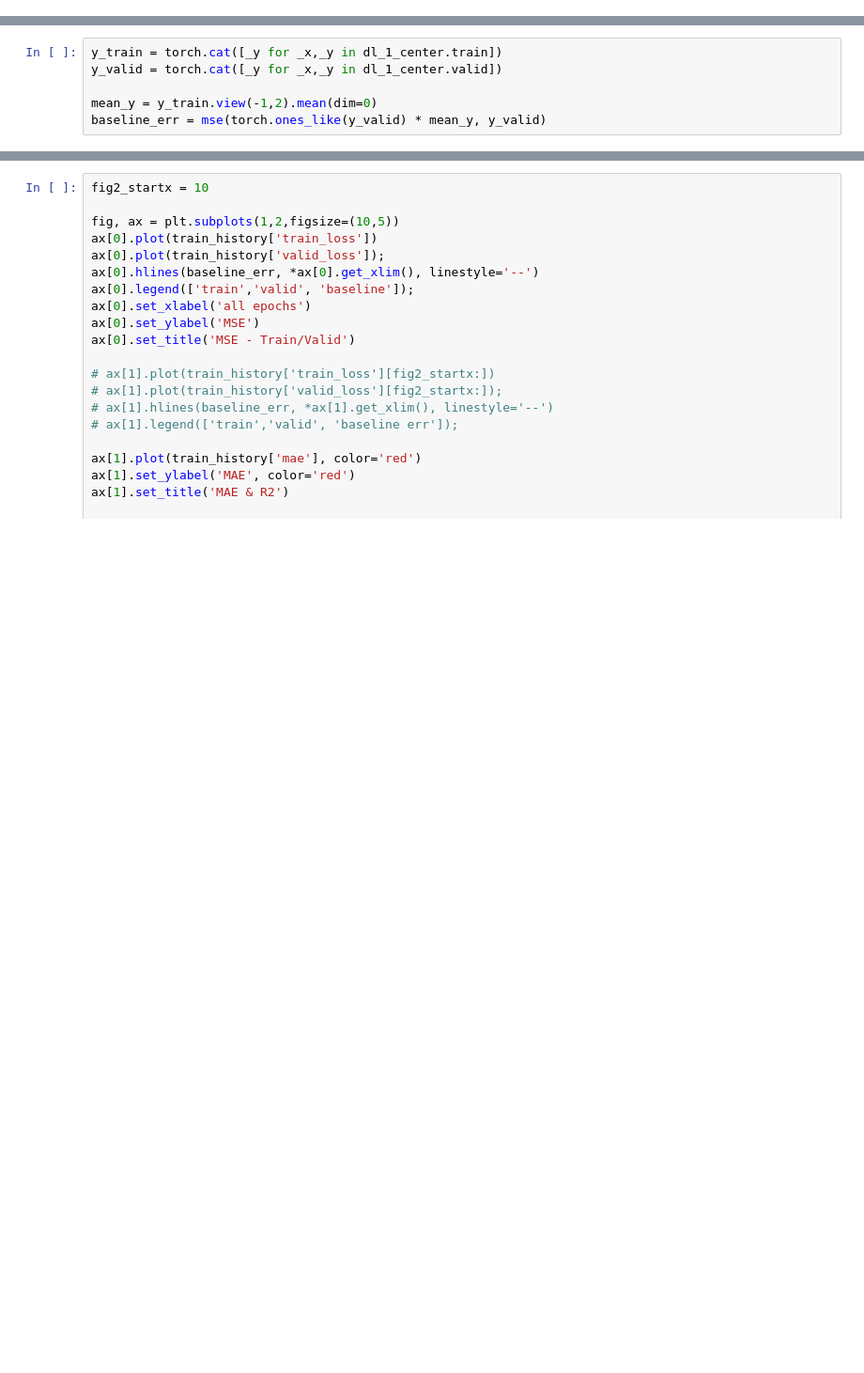
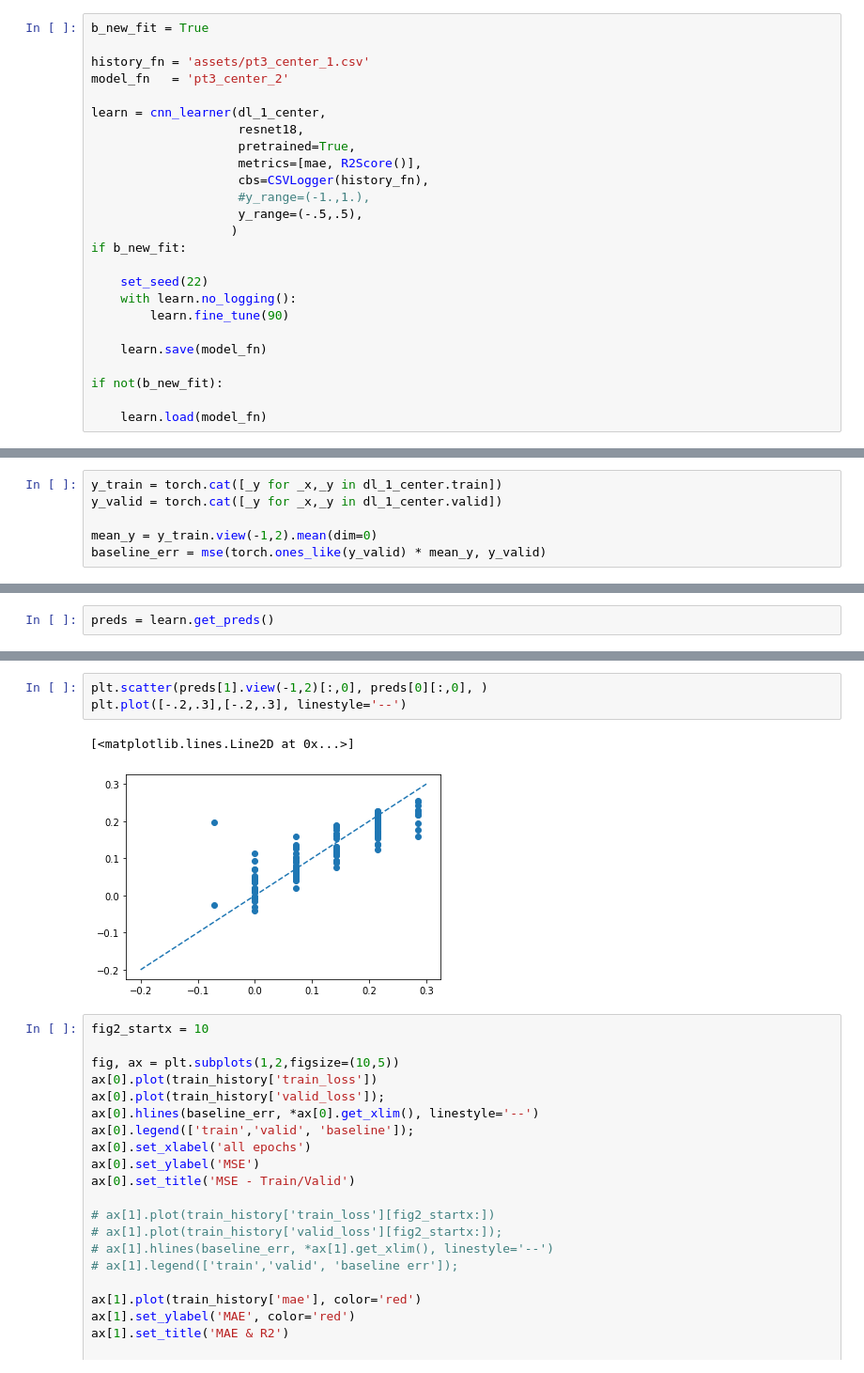
Before and after one commit to sutt/fastai-tutorial, a Jupyter notebook: tut_multitask_3.ipynb, the cells around one changed output, grey strips where cells are left out. Shown at 94% size. Saved outputs shown, nothing was run; the diff lists cells and outputs as text; blank space fills up the shorter version.

```diff
--- a/tut_multitask_3.ipynb
+++ b/tut_multitask_3.ipynb
@@ -181,3 +149,28 @@ pt3_topleft_1.csv  pt3_topleft_3.csv  rm_1_sc.csv  tmp.csv
 # %% [output]
 epoch,train_loss,valid_loss,mae,r2_score,time
 0,0.006819247268140316,0.061409495770931244,0.4138174095970345,00:00
+# %%
+b_new_fit = True
+
+history_fn = 'assets/pt3_center_1.csv'
+model_fn   = 'pt3_center_2'
+
+learn = cnn_learner(dl_1_center,
+                    resnet18,
+                    pretrained=True,
+                    metrics=[mae, R2Score()],
+                    cbs=CSVLogger(history_fn),
+                    #y_range=(-1.,1.),
+                    y_range=(-.5,.5),
+                   )
+if b_new_fit:
+
+    set_seed(22)
+    with learn.no_logging():
+        learn.fine_tune(90)
+
+    learn.save(model_fn)
+
+if not(b_new_fit):
+
+    learn.load(model_fn)
@@ -205,0 +214,2 @@ train_history_dualplot(train_history,
+# %%
+preds = learn.get_preds()
@@ -206,3 +218,9 @@ train_history_dualplot(train_history,
+# %%
+plt.scatter(preds[1].view(-1,2)[:,0], preds[0][:,0], )
+plt.plot([-.2,.3],[-.2,.3], linestyle='--')
+# %% [output]
+[<matplotlib.lines.Line2D at 0x...>]
+[figure, added]
 # %%
 fig2_startx = 10
 
```
Also changed, not shown: parts of 10 cells of this notebook, 1 other file.
